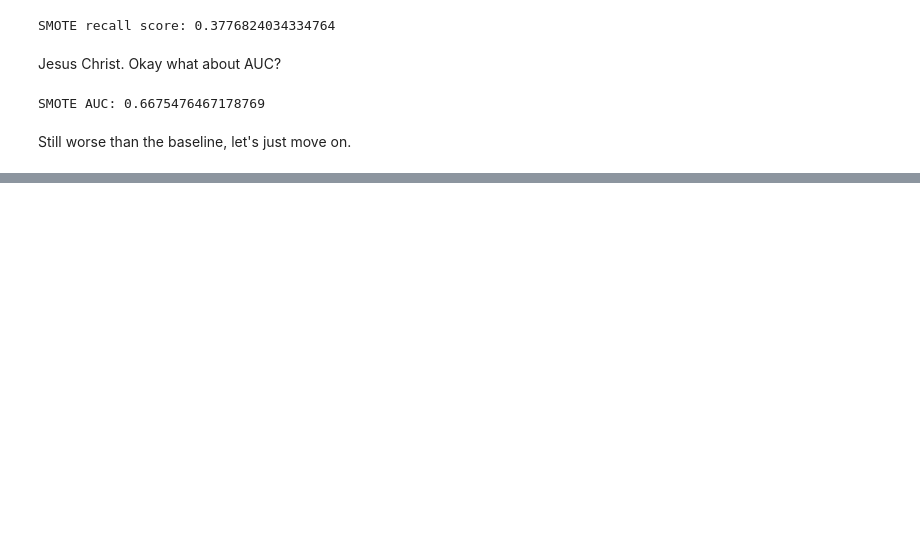
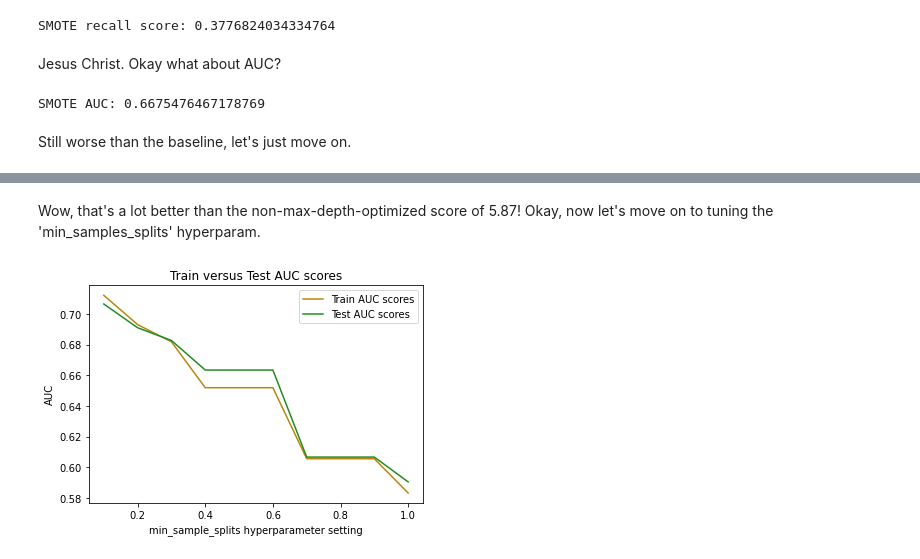
Before and after one commit to joeldmott/bank_marketing_classification_project, a Jupyter notebook: project_notebook.ipynb, the cells around one changed output, grey strips where cells are left out. Cells and saved outputs as stored; diff of their text form; code cells hidden in the pictures; blank space fills up the shorter version.

```diff
--- a/project_notebook.ipynb
+++ b/project_notebook.ipynb
@@ -800,0 +956,39 @@ ConfusionMatrixDisplay.from_predictions(y_test, y_pred_test_smote_and_balanced);
+# %% [markdown]
+Wow, that's a lot better than the non-max-depth-optimized score of 5.87! Okay, now let's move on to tuning the 'min_samples_splits' hyperparam.
+# %%
+#I think we do this ratio with floats, at least at first
+min_samples_split = np.arange(0.1,1.1,0.1)
+
+#setup lists for plotting
+train_auc_values = []
+test_auc_values = []
+
+#iterating through max_values and filling the lists above
+for i in min_samples_split:
+    #initialize & train the classifier
+    temp_clf = DecisionTreeClassifier(criterion='entropy',
+                                      random_state=713,
+                                      class_weight="balanced",
+                                      min_samples_split=i)
+    temp_clf.fit(X_train_ohe, y_train)
+    #calculate & append training AUC
+    y_train_hat = temp_clf.predict(X_train_ohe)
+    train_fpr, train_tpr, train_thresholds = roc_curve(y_train, y_train_hat)
+    train_roc_auc = auc(train_fpr, train_tpr)
+    train_auc_values.append(train_roc_auc)
+    #calculate & append AUC
+    y_test_hat = temp_clf.predict(X_test_ohe)
+    test_fpr, test_tpr, test_thresholds = roc_curve(y_test, y_test_hat)
+    test_roc_auc = auc(test_fpr, test_tpr)
+    test_auc_values.append(test_roc_auc)
+#Plot
+fig, ax = plt.subplots()
+ax.plot(min_samples_split, train_auc_values, color='darkgoldenrod', label='Train AUC scores')
+ax.plot(min_samples_split, test_auc_values, color='forestgreen', label='Test AUC scores')
+ax.set_title('Train versus Test AUC scores')
+ax.set_xlabel('min_sample_splits hyperparameter setting')
+ax.set_ylabel('AUC')
+#ax.vlines(0.7, ymin=0.70, ymax=0.93, color='k', linestyle='--', label="my best guess")
+ax.legend();
+# %% [output]
+[figure, added]
```
Also changed, not shown: parts of 38 cells of this notebook.
